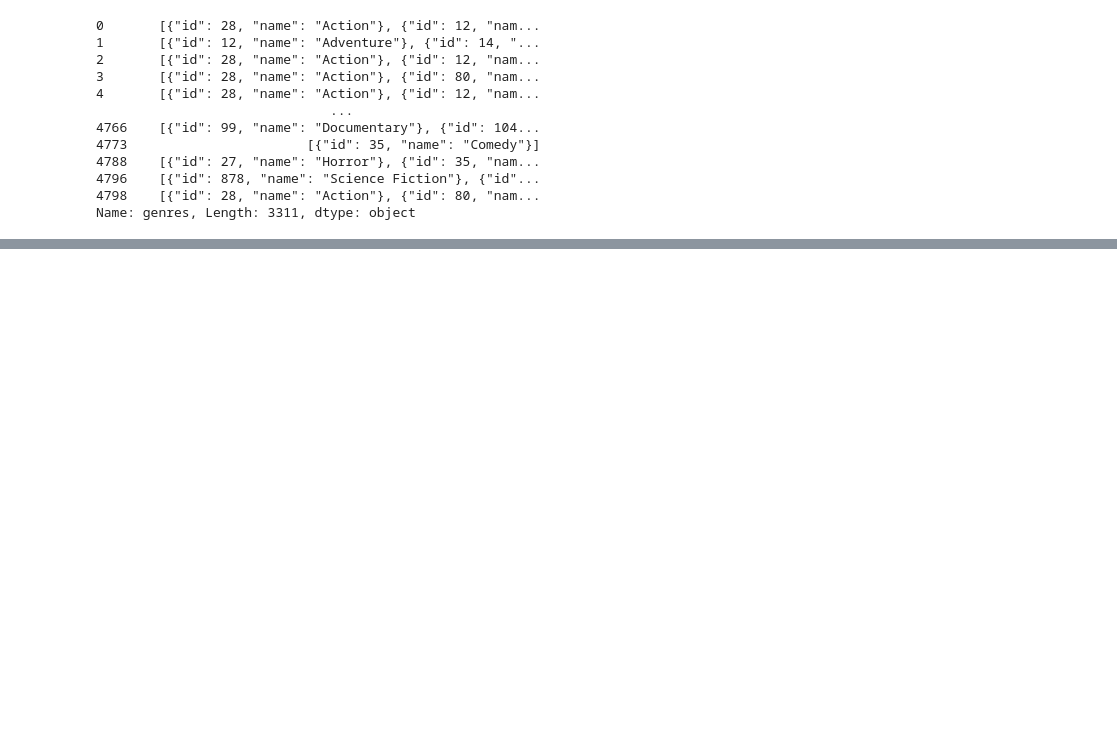
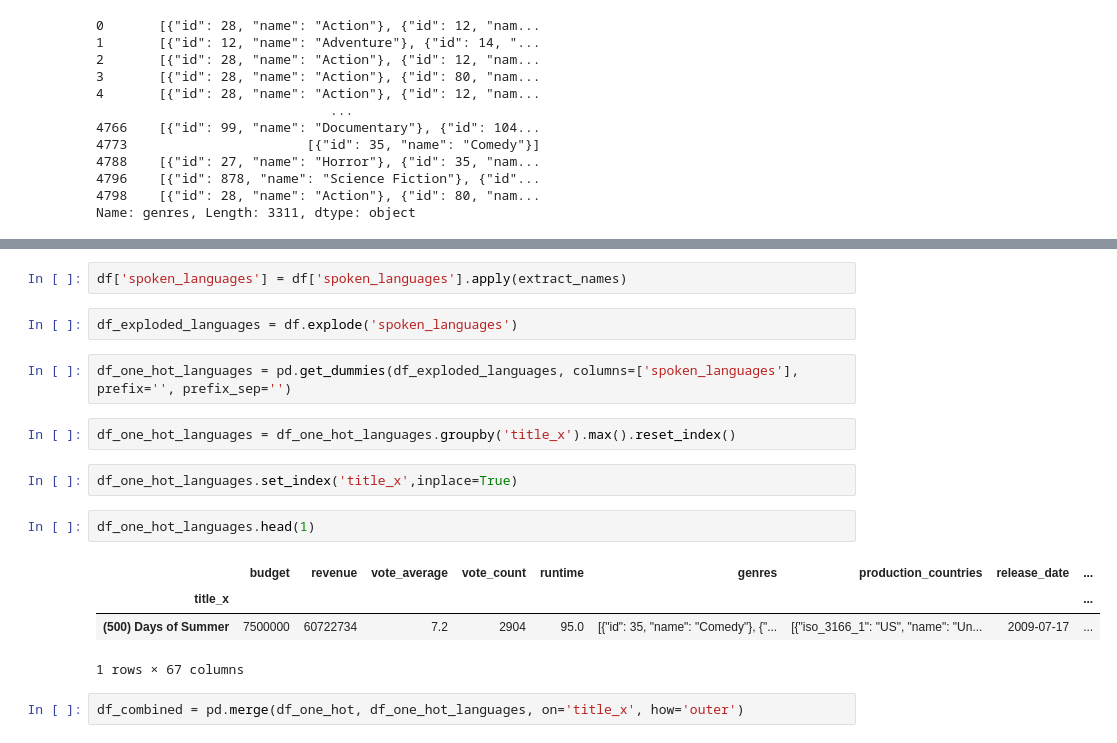
Before and after one commit to Prajwal-1446/Movie_Revenue_Prediction, a Jupyter notebook: MLG_Project.ipynb, the cells around one changed output, grey strips where cells are left out. Cells and saved outputs as stored; diff of their text form; blank space fills up the shorter version.

```diff
--- a/MLG_Project.ipynb
+++ b/MLG_Project.ipynb
@@ -200,0 +195,19 @@ df_encoded.set_index('title_x', inplace=True)
+# %%
+df['spoken_languages'] = df['spoken_languages'].apply(extract_names)
+# %%
+df_exploded_languages = df.explode('spoken_languages')
+# %%
+df_one_hot_languages = pd.get_dummies(df_exploded_languages, columns=['spoken_languages'], prefix='', prefix_sep='')
+# %%
+df_one_hot_languages = df_one_hot_languages.groupby('title_x').max().reset_index()
+# %%
+df_one_hot_languages.set_index('title_x',inplace=True)
+# %%
+df_one_hot_languages.head(1)
+# %% [output]
+|  | budget | revenue | vote_average | vote_count | runtime | genres | production_countries | release_date | ... |
+| title_x |  |  |  |  |  |  |  |  | ... |
+| (500) Days of Summer | 7500000 | 60722734 | 7.2 | 2904 | 95.0 | [{"id": 35, "name": "Comedy"}, {"... | [{"iso_3166_1": "US", "name": "Un... | 2009-07-17 | ... |
+1 rows × 67 columns
+# %%
+df_combined = pd.merge(df_one_hot, df_one_hot_languages, on='title_x', how='outer')
```
Also changed, not shown: parts of 46 cells of this notebook.
